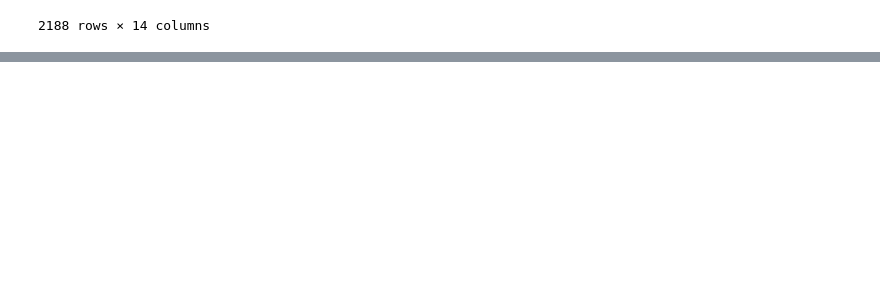
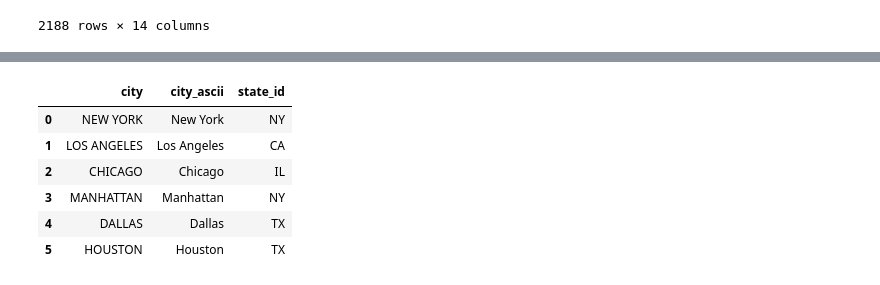
Before and after one commit to gaylnabil/pandas-numpy-tutorial, a Jupyter notebook: panda_tutorials/calc_pandas.ipynb, the cells around one changed output, grey strips where cells are left out. Saved outputs shown, nothing was run; the diff lists cells and outputs as text; code cells hidden in the pictures; blank space fills up the shorter version.

```diff
--- a/panda_tutorials/calc_pandas.ipynb
+++ b/panda_tutorials/calc_pandas.ipynb
@@ -223,0 +249,4 @@ data_frames.loc[filter_data, 'city': 'timezone']
+# %%
+# Rename and replace all columns
+data_frames.columns = [name.replace('/', '_').lower() for name in data_frames.columns]
+data_frames.columns
@@ -223,0 +258,7 @@ data_frames.loc[filter_data, 'city': 'timezone']
+# %%
+# Reset indexing
+data_frames.reset_index(inplace=True)
+# %%
+# Edit a specific cell in the table
+data_frames.loc[3, ['city', 'city_ascii', 'state_id']] = ['Manitoba', 'Manitoba', 'MB']
+data_frames.loc[[1,2,3], ['city', 'city_ascii', 'state_id']]
@@ -223,0 +270,6 @@ data_frames.loc[filter_data, 'city': 'timezone']
+# %%
+# Find and Edit element in the row
+# Manhattan	Manhattan	NY
+data_filter = (data_frames['city'] == 'Manitoba')
+data_frames.loc[data_filter, ['city', 'city_ascii', 'state_id']] = ['Manhattan', 'Manhattan', 'NY']
+data_frames.loc[:5, ['city', 'city_ascii', 'state_id']]
@@ -223,0 +284,12 @@ data_frames.loc[filter_data, 'city': 'timezone']
+# %%
+# Edit an element in all rows of the table
+data_frames['city'] = data_frames['city'].str.upper()
+data_frames.loc[:5, ['city', 'city_ascii', 'state_id']]
+# %% [output]
+|  | city | city_ascii | state_id |
+| 0 | NEW YORK | New York | NY |
+| 1 | LOS ANGELES | Los Angeles | CA |
+| 2 | CHICAGO | Chicago | IL |
+| 3 | MANHATTAN | Manhattan | NY |
+| 4 | DALLAS | Dallas | TX |
+| 5 | HOUSTON | Houston | TX |
```
Also changed, not shown: parts of 14 cells of this notebook, 2 other files.
